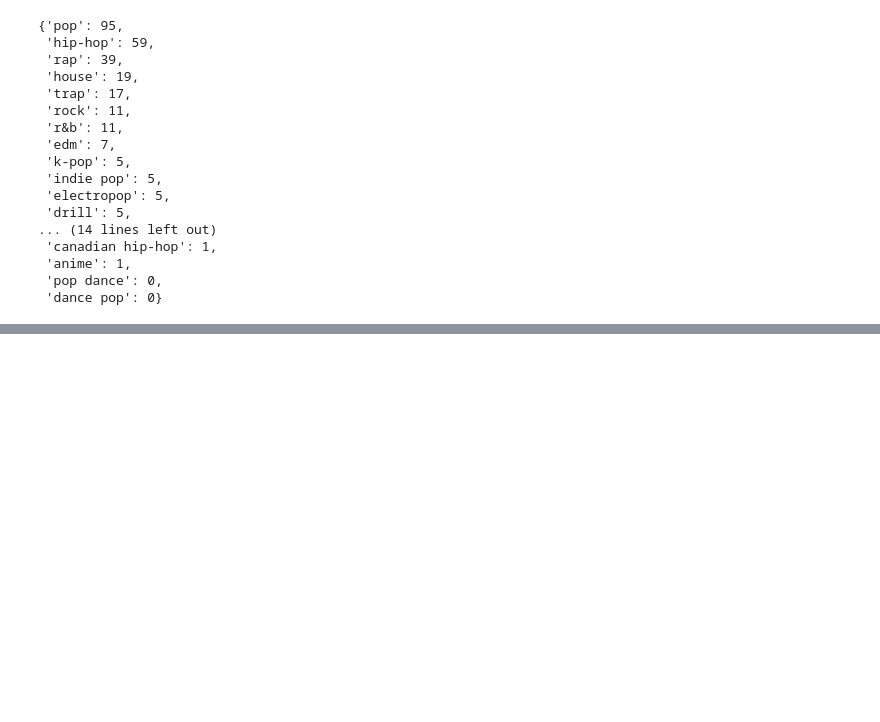
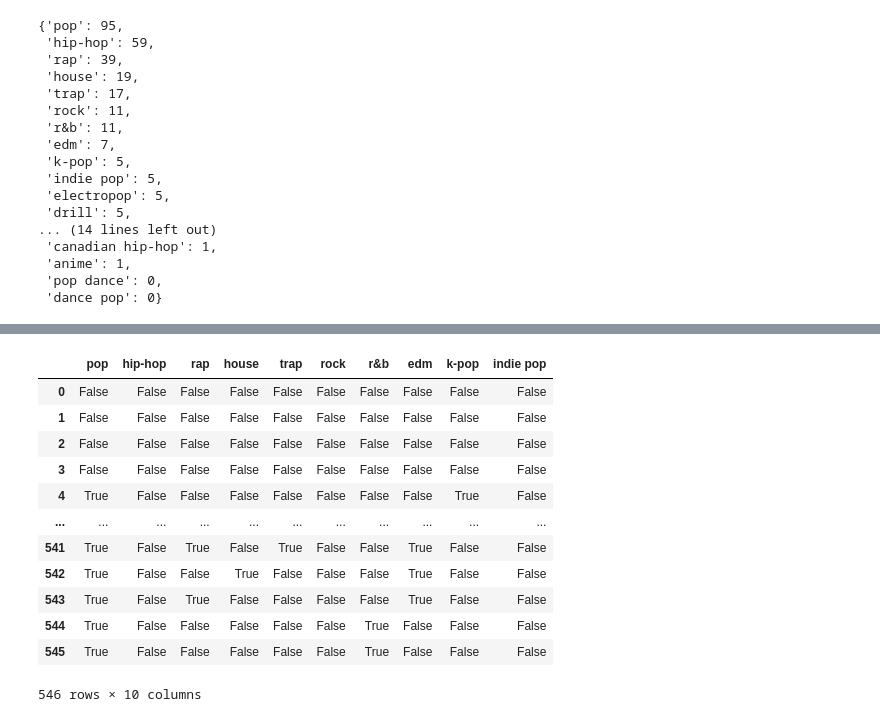
Before and after one commit to oddlyspaced/spotify-trend-analysis, a Jupyter notebook: analyse.ipynb, the cells around one changed output, grey strips where cells are left out. Saved outputs shown, nothing was run; the diff lists cells and outputs as text; code cells hidden in the pictures; blank space fills up the shorter version.

Commit message:
generate panda dataframe of genre mapping

```diff
--- a/analyse.ipynb
+++ b/analyse.ipynb
@@ -137,3 +137,14 @@ common_genres_count
  'anime': 1,
  'pop dance': 0,
  'dance pop': 0}
+# %%
+genre_mapping = {} # genre: list of True / False
+def generate_series(genre: str):
+    mapping = []
+    def gen_map(track, genres):
+        if (type(genres) == str): #unknown
+            return
+        mapping.append(genre in " ".join(genres))
+
+    [gen_map(x, y) for x, y in zip(data['TrackName'], data['Genres'])]
+    genre_mapping[genre] = mapping
@@ -139,0 +174,18 @@ common_genres_count
+# %%
+mapped_genre_data = pd.DataFrame(genre_mapping)
+# %%
+mapped_genre_data
+# %% [output]
+|  | pop | hip-hop | rap | house | trap | rock | r&b | edm | k-pop | indie pop |
+| 0 | False | False | False | False | False | False | False | False | False | False |
+| 1 | False | False | False | False | False | False | False | False | False | False |
+| 2 | False | False | False | False | False | False | False | False | False | False |
+| 3 | False | False | False | False | False | False | False | False | False | False |
+| 4 | True | False | False | False | False | False | False | False | True | False |
+| ... | ... | ... | ... | ... | ... | ... | ... | ... | ... | ... |
+| 541 | True | False | True | False | True | False | False | True | False | False |
+| 542 | True | False | False | True | False | False | False | True | False | False |
+| 543 | True | False | True | False | False | False | False | True | False | False |
+| 544 | True | False | False | False | False | False | True | False | False | False |
+| 545 | True | False | False | False | False | False | True | False | False | False |
+546 rows × 10 columns
```
Also changed, not shown: parts of 2 cells of this notebook.
